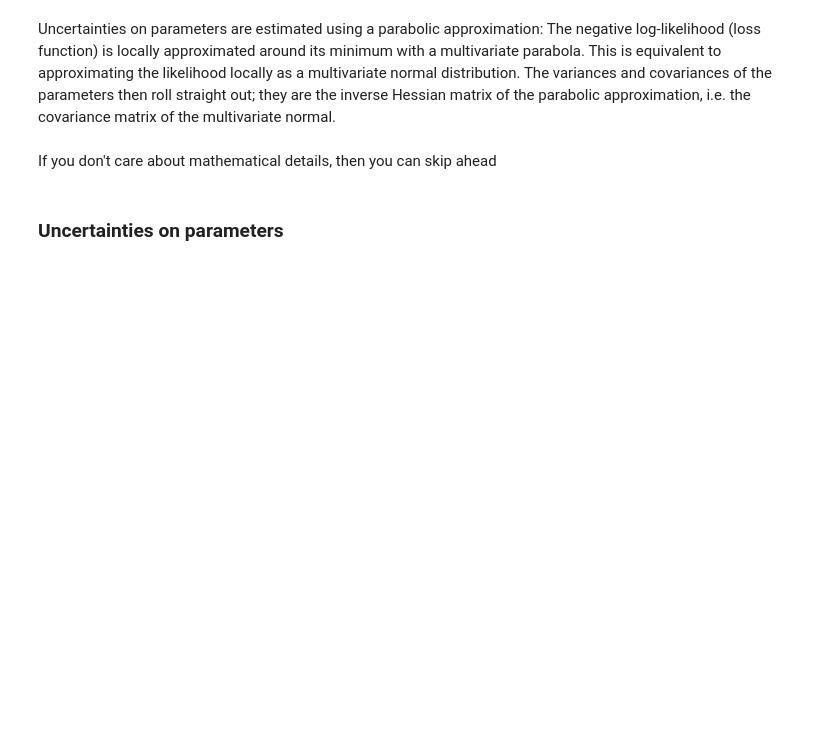
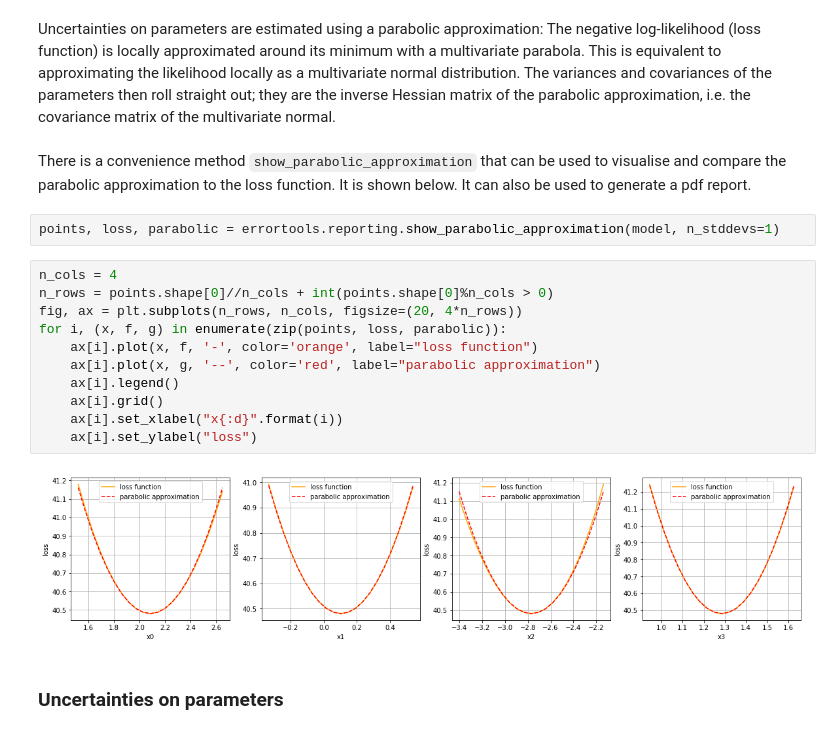
Before and after one commit to faab5/errortools, a Jupyter notebook: notebooks/logistic regression class room example.ipynb, the cells around one changed output. Saved outputs shown, nothing was run; the diff lists cells and outputs as text; blank space fills up the shorter version.

```diff
--- a/notebooks/logistic regression class room example.ipynb
+++ b/notebooks/logistic regression class room example.ipynb
@@ -319,8 +318,25 @@ Uncertainties on parameters are estimated using a parabolic approximation:
 The negative log-likelihood (loss function) is locally approximated around its minimum with a multivariate parabola.
 This is equivalent to approximating the likelihood locally as a multivariate normal distribution.
 The variances and covariances of the parameters then roll straight out; they are the inverse Hessian matrix of the parabolic approximation, i.e. the covariance matrix of the multivariate normal.
-# %% [markdown]
-If you don't care about mathematical details, then you can skip ahead
+# %% [markdown]
+There is a convenience method `show_parabolic_approximation` that can be used to visualise and compare the parabolic approximation to the loss function.
+It is shown below.
+It can also be used to generate a pdf report.
+# %%
+points, loss, parabolic = errortools.reporting.show_parabolic_approximation(model, n_stddevs=1)
+# %%
+n_cols = 4
+n_rows = points.shape[0]//n_cols + int(points.shape[0]%n_cols > 0)
+fig, ax = plt.subplots(n_rows, n_cols, figsize=(20, 4*n_rows))
+for i, (x, f, g) in enumerate(zip(points, loss, parabolic)):
+    ax[i].plot(x, f, '-', color='orange', label="loss function")
+    ax[i].plot(x, g, '--', color='red', label="parabolic approximation")
+    ax[i].legend()
+    ax[i].grid()
+    ax[i].set_xlabel("x{:d}".format(i))
+    ax[i].set_ylabel("loss")
+# %% [output]
+[figure, added]
 # %% [markdown]
 ### Uncertainties on parameters
 # %% [markdown]
```
Also changed, not shown: parts of 4 cells of this notebook.
